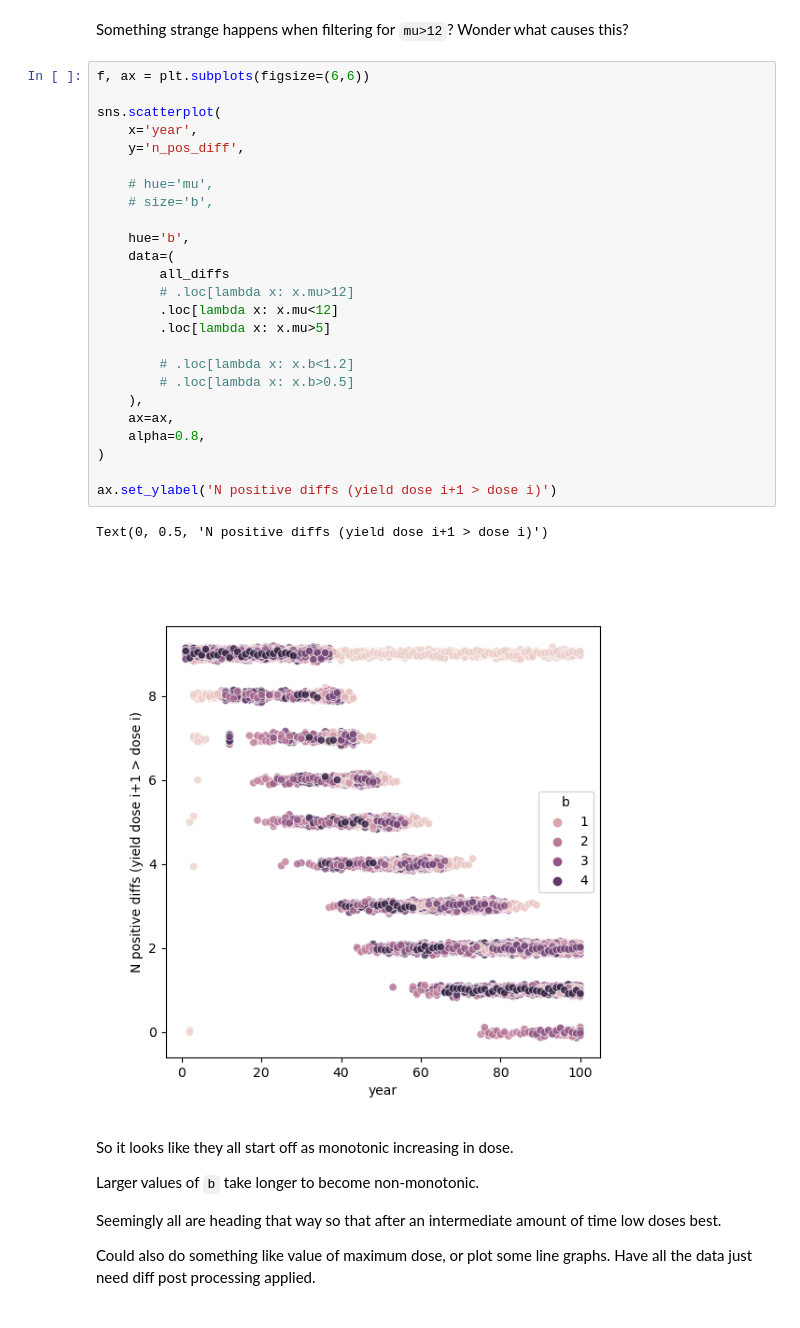
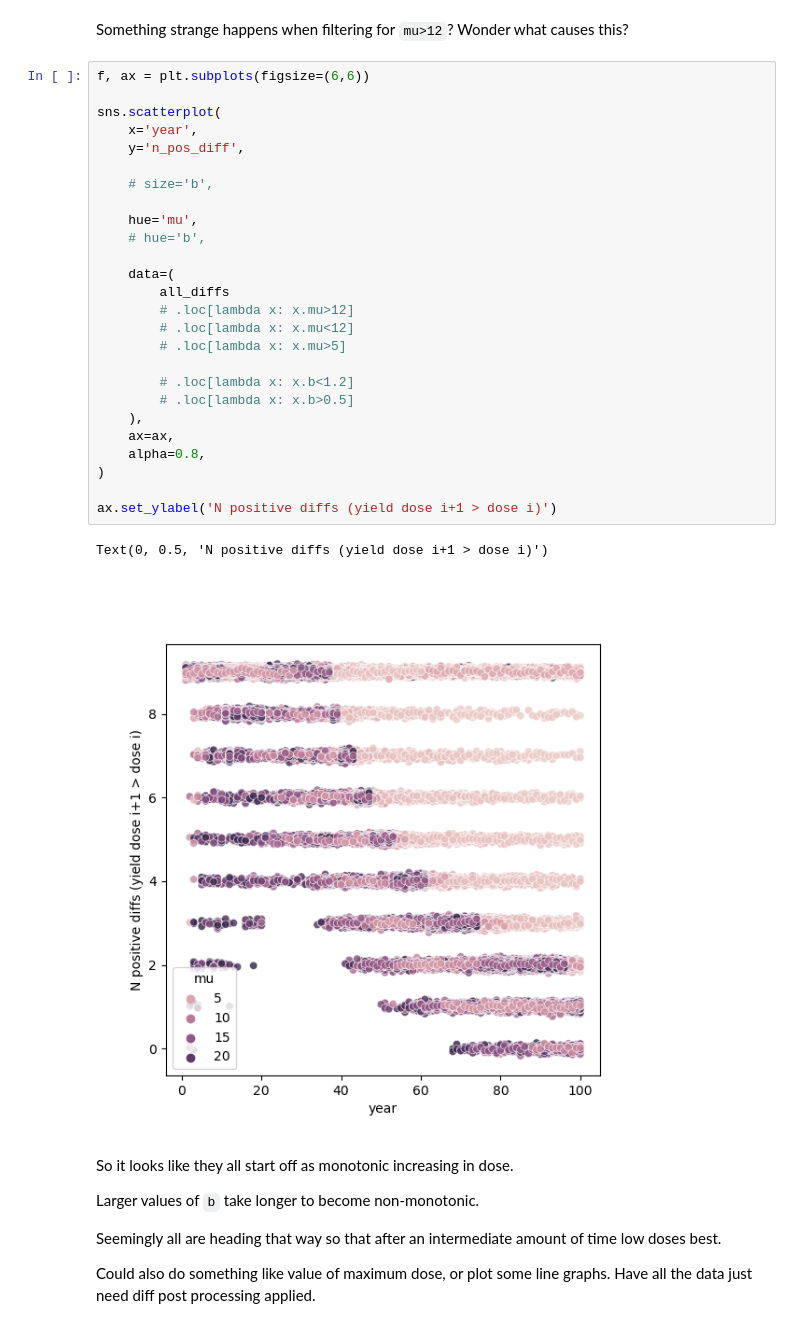
Before and after one commit to nt409/quant-res-doses, a Jupyter notebook: notebooks/004_scan_analysis.ipynb, the cells around one changed output. Saved outputs shown, nothing was run; the diff lists cells and outputs as text.

```diff
--- a/notebooks/004_scan_analysis.ipynb
+++ b/notebooks/004_scan_analysis.ipynb
@@ -92,31 +92,32 @@ Something strange happens when filtering for `mu>12`? Wonder what causes this?
 # %%
 f, ax = plt.subplots(figsize=(6,6))
 
 sns.scatterplot(
     x='year',
     y='n_pos_diff',
 
-    # hue='mu',
     # size='b',
 
-    hue='b',
+    hue='mu',
+    # hue='b',
+
     data=(
         all_diffs
         # .loc[lambda x: x.mu>12]
-        .loc[lambda x: x.mu<12]
-        .loc[lambda x: x.mu>5]
+        # .loc[lambda x: x.mu<12]
+        # .loc[lambda x: x.mu>5]
 
         # .loc[lambda x: x.b<1.2]
         # .loc[lambda x: x.b>0.5]
     ),
     ax=ax,
     alpha=0.8,
 )
 
 ax.set_ylabel('N positive diffs (yield dose i+1 > dose i)')
 # %% [output]
 Text(0, 0.5, 'N positive diffs (yield dose i+1 > dose i)')
-[figure, old version]
+[figure, new version]
 # %% [markdown]
 So it looks like they all start off as monotonic increasing in dose.
 
```
Also changed, not shown: parts of 12 cells of this notebook, 2 other files.
